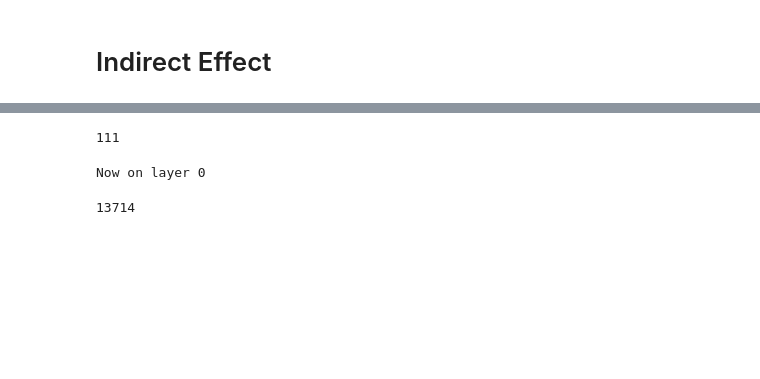
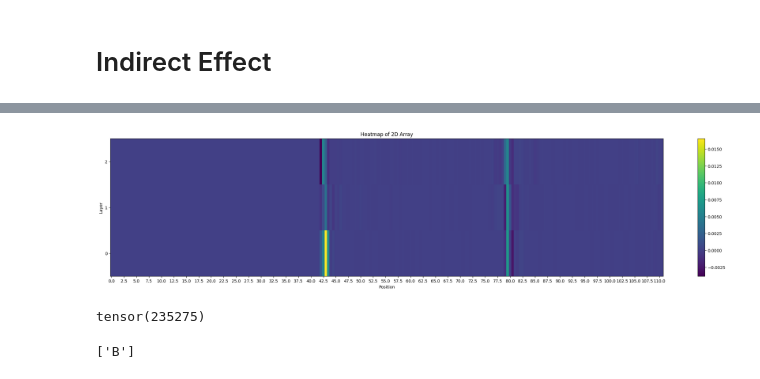
Before and after one commit to bell-boy/sae-refusal, a Jupyter notebook: exploratory_analysis.ipynb, the cells around one changed output, grey strips where cells are left out. Cells and saved outputs as stored; diff of their text form; code cells hidden in the pictures; blank space fills up the shorter version.

Commit message:
Finish patching code and create python script for it

```diff
--- a/exploratory_analysis.ipynb
+++ b/exploratory_analysis.ipynb
@@ -206,7 +189,7 @@ corrupt_pref, clean_pref
 
 logit_effect = []
 with torch.no_grad():
-  for layer_index in trange(1):
+  for layer_index in trange(3):
     logit_effect.append([])
     for pos_idx in trange(clean_tokens.size(-1), leave=False):
       for comp_type in ["post_attention_layernorm", "post_feedforward_layernorm"]:
@@ -219,7 +202,6 @@ with torch.no_grad():
         final_diff = None
         with gemma2b.trace(corrupt_tokens) as tracer:
           getattr(gemma2b.model.layers[layer_index], comp_type).output[:, pos_idx, :] = clean_act
-          tracer.log(getattr(gemma2b.model.layers[layer_index], comp_type).output.shape)
           final_logits = gemma2b.lm_head.input[:, -1, :]
           final_diff = logit_diff(final_logits, [TOKEN_A_ID], [TOKEN_B_ID]).item().save()
         logit_effect[-1].append(final_diff)
@@ -247,32 +210,31 @@ KeyboardInterrupt:
-# %%
-clean_tokens.size(-1)
-# %% [output]
-111
-# %%
-# Here, the correct token should be A on the clean prompt and B on the corrupt prompt, let's patch on each component and see what we get
-# For some WERID FUCKING REASON, layer_idx is a reserved word in nnsight...
-
-logit_effect = []
-with gemma2b.trace() as tracer, torch.no_grad():
-  for layer_index in range(1):
-    logit_effect.append([])
-    tracer.log(f"Now on layer {layer_index}")
-    for pos_idx in range(16):
-      for comp_type in ["post_attention_layernorm", "post_feedforward_layernorm"]:
-        clean_act = None
-        with tracer.invoke(clean_tokens):
-          clean_act = getattr(gemma2b.model.layers[layer_index], comp_type).output[:, pos_idx, :]
-
-        final_diff = None
-        with tracer.invoke(corrupt_tokens):
-          getattr(gemma2b.model.layers[layer_index], comp_type).output[:, pos_idx, :] = clean_act
-          final_logits = gemma2b.lm_head.input[:, -1, :]
-          final_diff = logit_diff(final_logits, [TOKEN_A_ID], [TOKEN_B_ID])
-        logit_effect[-1].append(final_diff.item().save())
-# %% [output]
-Now on layer 0
-# %%
-torch.cuda.empty_cache()
-gc.collect()
-# %% [output]
-13714
+# %%
+logit_effect = torch.Tensor([[i.value for i in pos] for pos in logit_effect])
+# %%
+logit_effect = (logit_effect - corrupt_pref) / (clean_pref - corrupt_pref)
+# %%
+x = torch.arange(logit_effect.shape[1] + 1)
+y = torch.arange(logit_effect.shape[0] + 1)
+
+# Plot heatmap using pcolormesh
+
+plt.figure(figsize=(30, 6))
+plt.pcolormesh(x, y, logit_effect, cmap='viridis', shading='auto')
+plt.colorbar()  # Add colorbar to the side
+plt.title("Heatmap of 2D Array")
+plt.xticks(torch.arange(0.5, logit_effect.shape[1], 5), labels=torch.arange(0, logit_effect.shape[1], 5).numpy() / 2)
+plt.yticks(torch.arange(0.5, logit_effect.shape[0], 1), labels=torch.arange(logit_effect.shape[0]).numpy())
+plt.xlabel("Position")
+plt.ylabel("Layer")
+
+# Show the plot
+plt.show()
+# %% [output]
+[figure, added]
+# %%
+clean_tokens[0, 43]
+# %% [output]
+tensor(235275)
+# %%
+gemma2b.tokenizer.convert_ids_to_tokens([clean_tokens[0, 79].item()])
+# %% [output]
+['B']
```
Also changed, not shown: parts of 11 cells of this notebook, 1 other file.
